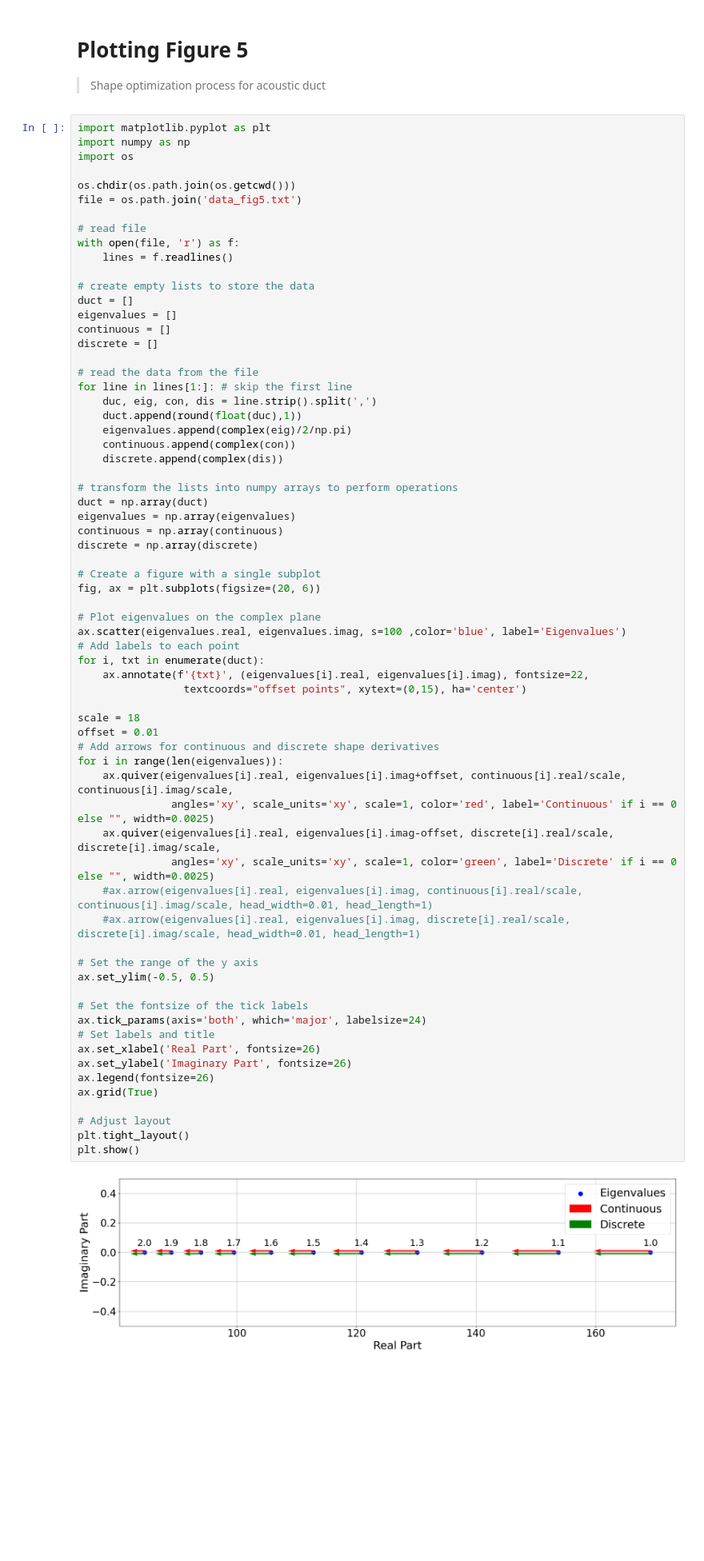
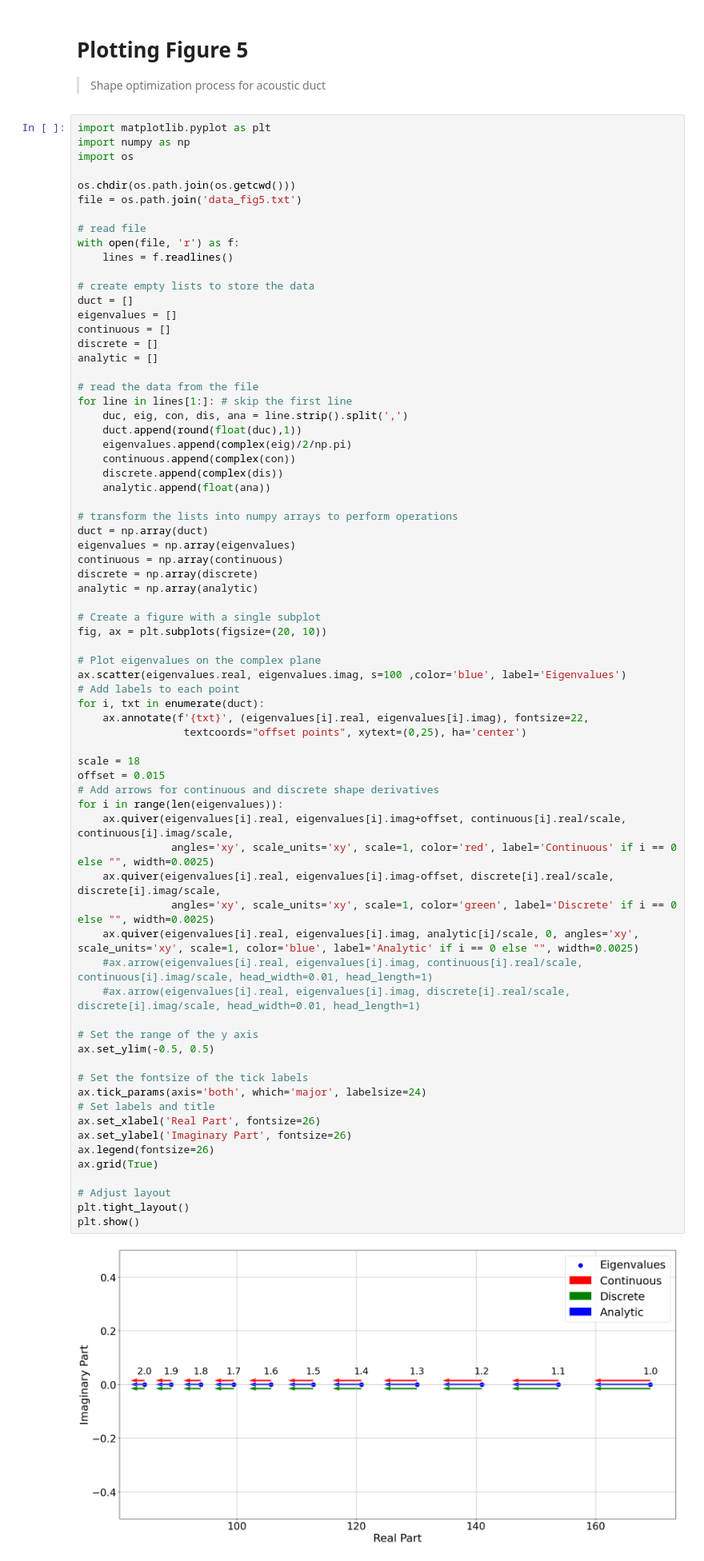
Before and after one commit to kspc0/helmholtz-x-TFD, a Jupyter notebook: Figures/Fig5.ipynb, the cells around one changed output. Shown: that part at 80% size. Cells and saved outputs as stored; diff of their text form; blank space fills up the shorter version.

Commit message:
updated figure 5

```diff
--- a/Figures/Fig5.ipynb
+++ b/Figures/Fig5.ipynb
@@ -18,55 +18,59 @@ duct = []
 eigenvalues = []
 continuous = []
 discrete = []
+analytic = []
 
 # read the data from the file
 for line in lines[1:]: # skip the first line
-    duc, eig, con, dis = line.strip().split(',')
+    duc, eig, con, dis, ana = line.strip().split(',')
     duct.append(round(float(duc),1))
     eigenvalues.append(complex(eig)/2/np.pi)
     continuous.append(complex(con))
     discrete.append(complex(dis))
+    analytic.append(float(ana))
 
 # transform the lists into numpy arrays to perform operations
 duct = np.array(duct)
 eigenvalues = np.array(eigenvalues)
 continuous = np.array(continuous)
 discrete = np.array(discrete)
+analytic = np.array(analytic)
 
 # Create a figure with a single subplot
-fig, ax = plt.subplots(figsize=(20, 6))
+fig, ax = plt.subplots(figsize=(20, 10))
 
 # Plot eigenvalues on the complex plane
 ax.scatter(eigenvalues.real, eigenvalues.imag, s=100 ,color='blue', label='Eigenvalues')
 # Add labels to each point
 for i, txt in enumerate(duct):
     ax.annotate(f'{txt}', (eigenvalues[i].real, eigenvalues[i].imag), fontsize=22,
-                 textcoords="offset points", xytext=(0,15), ha='center')
+                 textcoords="offset points", xytext=(0,25), ha='center')
 
 scale = 18
-offset = 0.01
+offset = 0.015
 # Add arrows for continuous and discrete shape derivatives
 for i in range(len(eigenvalues)):
     ax.quiver(eigenvalues[i].real, eigenvalues[i].imag+offset, continuous[i].real/scale, continuous[i].imag/scale,
                angles='xy', scale_units='xy', scale=1, color='red', label='Continuous' if i == 0 else "", width=0.0025)
     ax.quiver(eigenvalues[i].real, eigenvalues[i].imag-offset, discrete[i].real/scale, discrete[i].imag/scale,
                angles='xy', scale_units='xy', scale=1, color='green', label='Discrete' if i == 0 else "", width=0.0025)
+    ax.quiver(eigenvalues[i].real, eigenvalues[i].imag, analytic[i]/scale, 0, angles='xy', scale_units='xy', scale=1, color='blue', label='Analytic' if i == 0 else "", width=0.0025)
     #ax.arrow(eigenvalues[i].real, eigenvalues[i].imag, continuous[i].real/scale, continuous[i].imag/scale, head_width=0.01, head_length=1)
     #ax.arrow(eigenvalues[i].real, eigenvalues[i].imag, discrete[i].real/scale, discrete[i].imag/scale, head_width=0.01, head_length=1)
 
 # Set the range of the y axis
 ax.set_ylim(-0.5, 0.5)
 
 # Set the fontsize of the tick labels
 ax.tick_params(axis='both', which='major', labelsize=24)
 # Set labels and title
 ax.set_xlabel('Real Part', fontsize=26)
 ax.set_ylabel('Imaginary Part', fontsize=26)
 ax.legend(fontsize=26)
 ax.grid(True)
 
 # Adjust layout
 plt.tight_layout()
 plt.show()
 # %% [output]
-[figure, old version]
+[figure, new version]
```
Also changed, not shown: 3 other files.
